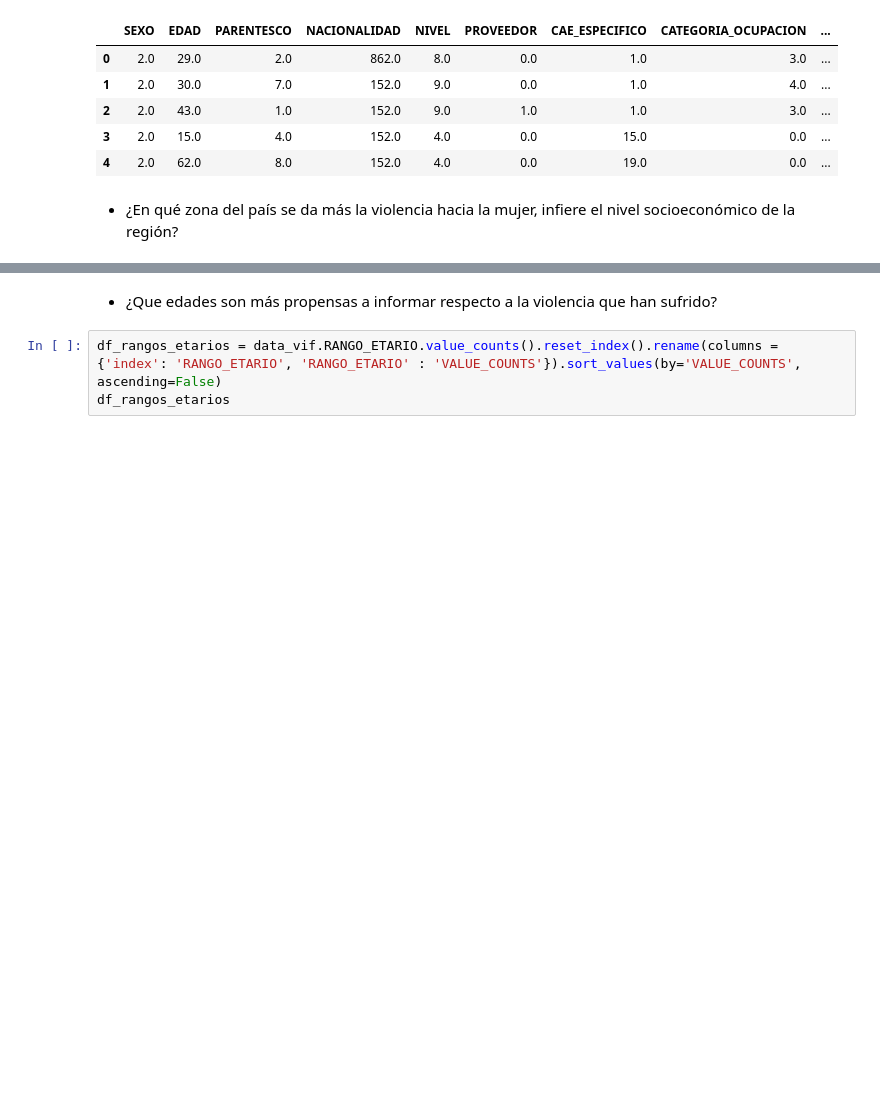
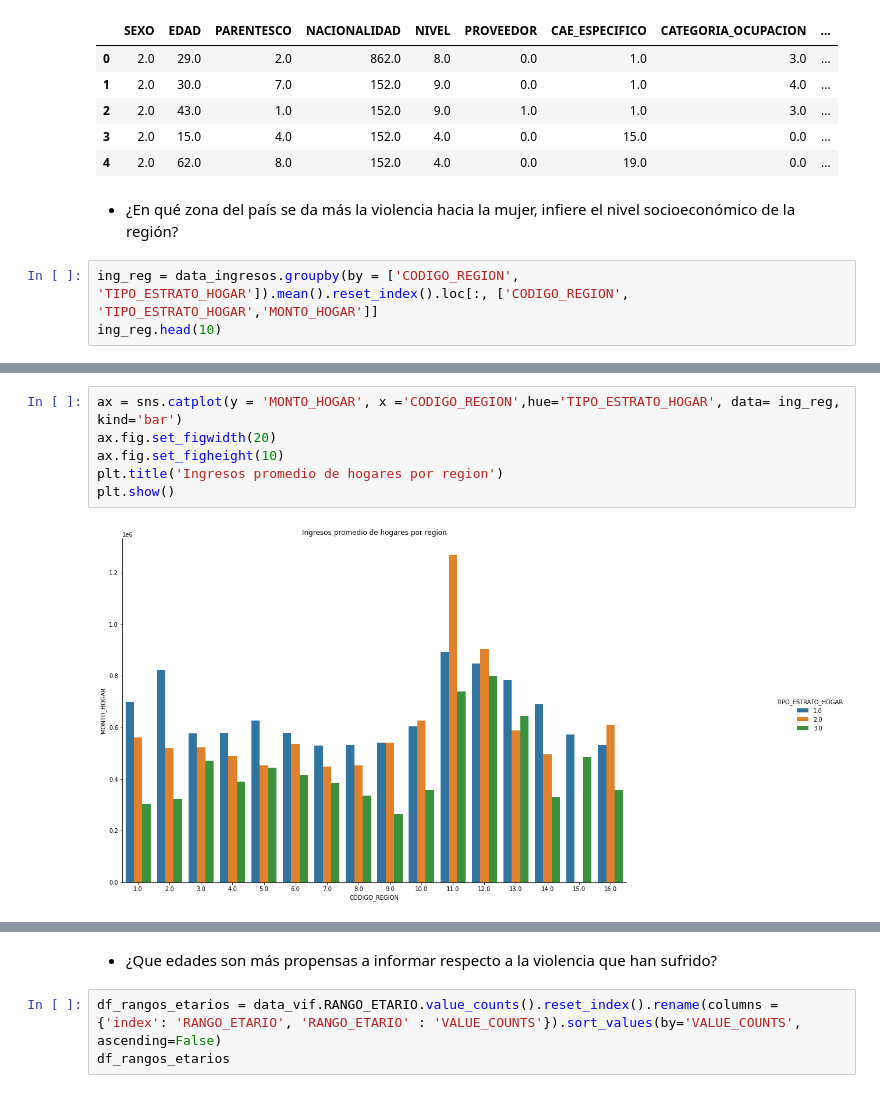
Before and after one commit to LunaGarces/Proyecto_Intro_Cn_Datos, a Jupyter notebook: Analisis y Construcción.ipynb, the cells around one changed output, grey strips where cells are left out. Drawn from its saved outputs; the diff is of its cells as text; blank space fills up the shorter version.

```diff
--- a/Analisis y Construcción.ipynb
+++ b/Analisis y Construcción.ipynb
@@ -56,3 +56,6 @@ data_ingresos.head()
 | 4 | 2.0 | 62.0 | 8.0 | 152.0 | 4.0 | 0.0 | 19.0 | 0.0 | ... |
 # %% [markdown]
 - ¿En qué zona del país se da más la violencia hacia la mujer, infiere el nivel socioeconómico de la región?
+# %%
+ing_reg = data_ingresos.groupby(by = ['CODIGO_REGION', 'TIPO_ESTRATO_HOGAR']).mean().reset_index().loc[:, ['CODIGO_REGION', 'TIPO_ESTRATO_HOGAR','MONTO_HOGAR']]
+ing_reg.head(10)
@@ -58,0 +99,8 @@ data_ingresos.head()
+# %%
+ax = sns.catplot(y = 'MONTO_HOGAR', x ='CODIGO_REGION',hue='TIPO_ESTRATO_HOGAR', data= ing_reg, kind='bar')
+ax.fig.set_figwidth(20)
+ax.fig.set_figheight(10)
+plt.title('Ingresos promedio de hogares por region')
+plt.show()
+# %% [output]
+[figure, added]
```
Also changed, not shown: parts of 16 cells of this notebook.
